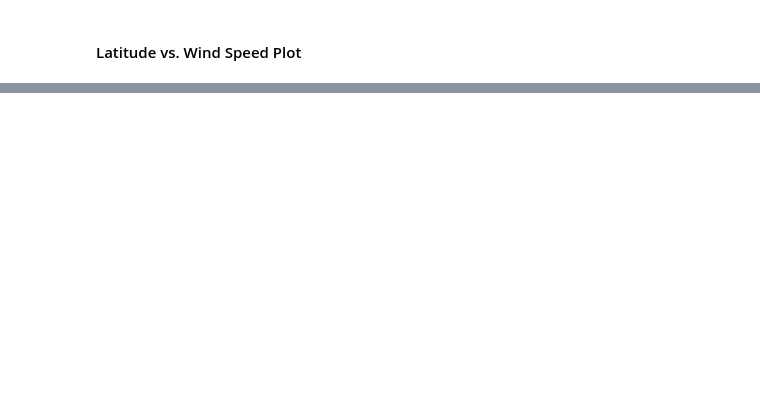
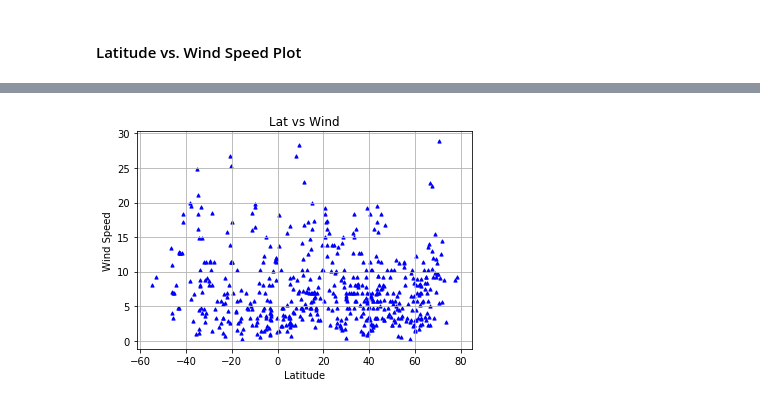
Before and after one commit to rjm3q/Python-API-Weather-Analysis, a Jupyter notebook: WeatherPy.ipynb, the cells around one changed output, grey strips where cells are left out. Saved outputs shown, nothing was run; the diff lists cells and outputs as text; code cells hidden in the pictures; blank space fills up the shorter version.

```diff
--- a/WeatherPy.ipynb
+++ b/WeatherPy.ipynb
@@ -130,0 +183,12 @@ dtype: int64
+# %%
+pp.scatter(wdf['Lat'], wdf['Wind Speed'], marker='^', s=10, c='b')
+
+pp.title('Lat vs Wind')
+pp.ylabel('Wind Speed')
+pp.xlabel('Latitude')
+pp.grid(True)
+
+pp.savefig('TvW.png')
+pp.show()
+# %% [output]
+[figure, added]
```
Also changed, not shown: parts of 14 cells of this notebook, 5 other files.
